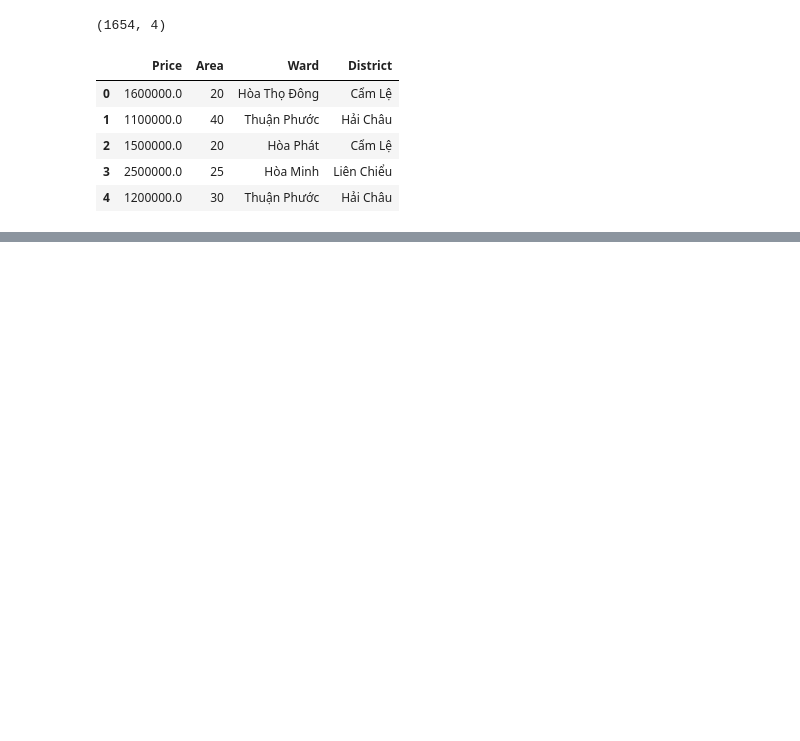
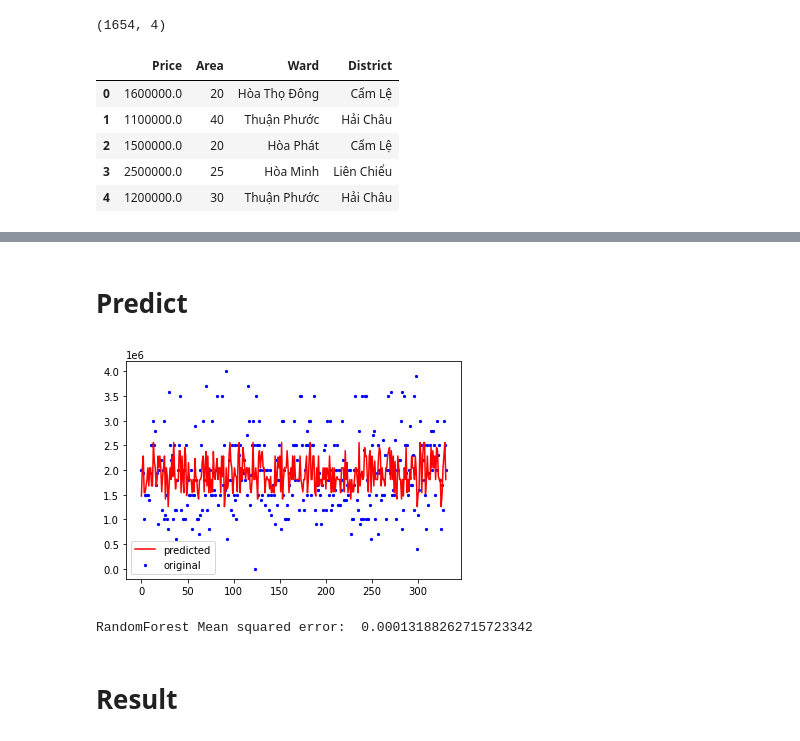
Before and after one commit to Boonichi/PredictMotelPriceinDN, a Jupyter notebook: main.ipynb, the cells around one changed output, grey strips where cells are left out. Drawn from its saved outputs; the diff is of its cells as text; code cells hidden in the pictures; blank space fills up the shorter version.

Commit message:
Adding Feature Engineering and Predict

```diff
--- a/main.ipynb
+++ b/main.ipynb
@@ -61,0 +72,5 @@ SyntaxError: invalid syntax (3932935114.py, line 2)
+# %%
+#Concat all dataframe which we created recently:
+Train_set = pd.concat([pd.DataFrame(data=ohe_set,columns=ohe_name_col), pd.DataFrame(data = std_set, columns = Continous_cols)], axis = 1)
+Train_set = Train_set.drop(columns = 'Unknown')
+Train_set.head()
@@ -61,0 +85,4 @@ SyntaxError: invalid syntax (3932935114.py, line 2)
+# %%
+Target_std = StandardScaler().fit(Dataset[['Price']])
+Target_set = pd.DataFrame(data = Target_std.transform(Dataset[['Price']]), columns = ['Price'])
+Target_set.head()
@@ -61,0 +122,2 @@ SyntaxError: invalid syntax (3932935114.py, line 2)
+# %% [markdown]
+# Predict
@@ -61,0 +135,31 @@ SyntaxError: invalid syntax (3932935114.py, line 2)
+# %%
+x_train, x_test, y_train, y_test = train_test_split(Train_set, Target_set, random_state=43, shuffle=True,test_size = 0.2)
+# %%
+def Get_Score(algo, name):
+    algo.fit(x_train,y_train)
+    y_pred = algo.predict(x_test)
+    x_ax = range(len(y_pred))
+    original_set = Target_std.inverse_transform(y_test)
+    predicted_set = Target_std.inverse_transform(y_pred)
+    plt.scatter(x_ax, original_set, s = 5, color="blue", label="original")
+    plt.plot(x_ax, predicted_set, color="red", label="predicted")
+    plt.legend()
+    plt.show()
+    score = mean_squared_error(y_test,y_pred)
+    print(name,'Mean squared error: ',score)
+    return predicted_set, original_set
+# %%
+RF = RandomForestRegressor(n_estimators=2000,
+                            max_depth=7,
+                            max_features='auto',
+                            verbose=0,
+                            random_state=30,
+                            min_samples_leaf=6,
+                            oob_score=True,
+                            min_samples_split=4)
+predicted_set, original_set = Get_Score(RF, 'RandomForest')
+# %% [output]
+[figure, added]
+RandomForest Mean squared error:  0.00013188262715723342
+# %% [markdown]
+# Result
```
Also changed, not shown: parts of 16 cells of this notebook.
